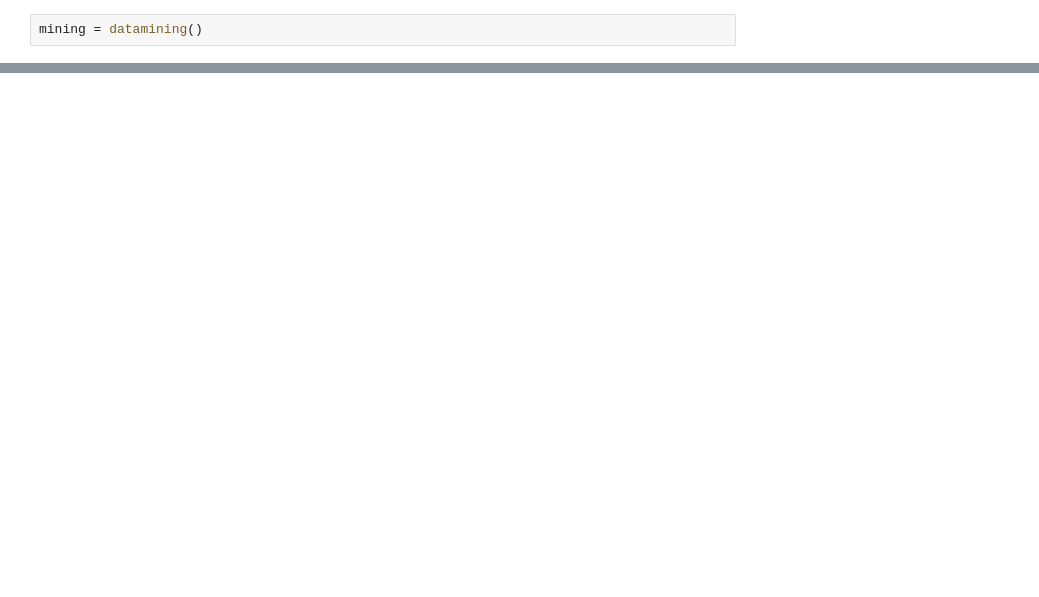
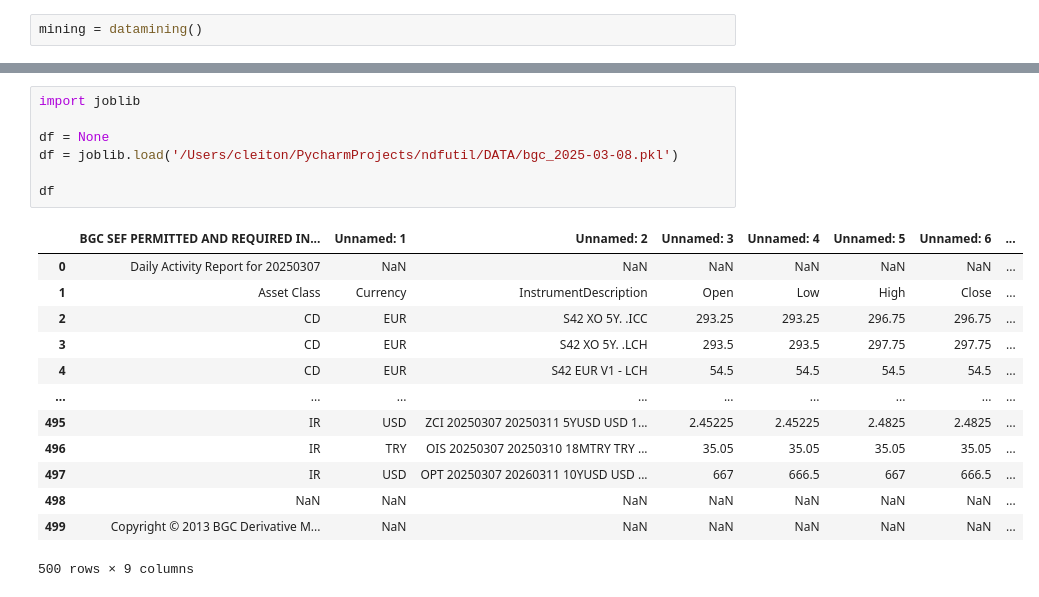
Before and after one commit to cleitonsouza01/ndfutil, a Jupyter notebook: today.ipynb, the cells around one changed output, grey strips where cells are left out. Saved outputs shown, nothing was run; the diff lists cells and outputs as text; blank space fills up the shorter version.

```diff
--- a/today.ipynb
+++ b/today.ipynb
@@ -66,0 +85,21 @@ mining = datamining()
+# %%
+import joblib
+
+df = None
+df = joblib.load('/Users/cleiton/PycharmProjects/ndfutil/DATA/bgc_2025-03-08.pkl')
+
+df
+# %% [output]
+|  | BGC SEF PERMITTED AND REQUIRED IN... | Unnamed: 1 | Unnamed: 2 | Unnamed: 3 | Unnamed: 4 | Unnamed: 5 | Unnamed: 6 | ... |
+| 0 | Daily Activity Report for 20250307 | NaN | NaN | NaN | NaN | NaN | NaN | ... |
+| 1 | Asset Class | Currency | InstrumentDescription | Open | Low | High | Close | ... |
+| 2 | CD | EUR | S42 XO 5Y. .ICC | 293.25 | 293.25 | 296.75 | 296.75 | ... |
+| 3 | CD | EUR | S42 XO 5Y. .LCH | 293.5 | 293.5 | 297.75 | 297.75 | ... |
+| 4 | CD | EUR | S42 EUR V1 - LCH | 54.5 | 54.5 | 54.5 | 54.5 | ... |
+| ... | ... | ... | ... | ... | ... | ... | ... | ... |
+| 495 | IR | USD | ZCI 20250307 20250311 5YUSD USD 1... | 2.45225 | 2.45225 | 2.4825 | 2.4825 | ... |
+| 496 | IR | TRY | OIS 20250307 20250310 18MTRY TRY ... | 35.05 | 35.05 | 35.05 | 35.05 | ... |
+| 497 | IR | USD | OPT 20250307 20260311 10YUSD USD ... | 667 | 666.5 | 667 | 666.5 | ... |
+| 498 | NaN | NaN | NaN | NaN | NaN | NaN | NaN | ... |
+| 499 | Copyright © 2013 BGC Derivative M... | NaN | NaN | NaN | NaN | NaN | NaN | ... |
+500 rows × 9 columns
```
Also changed, not shown: parts of 25 cells of this notebook, 3 other files.
